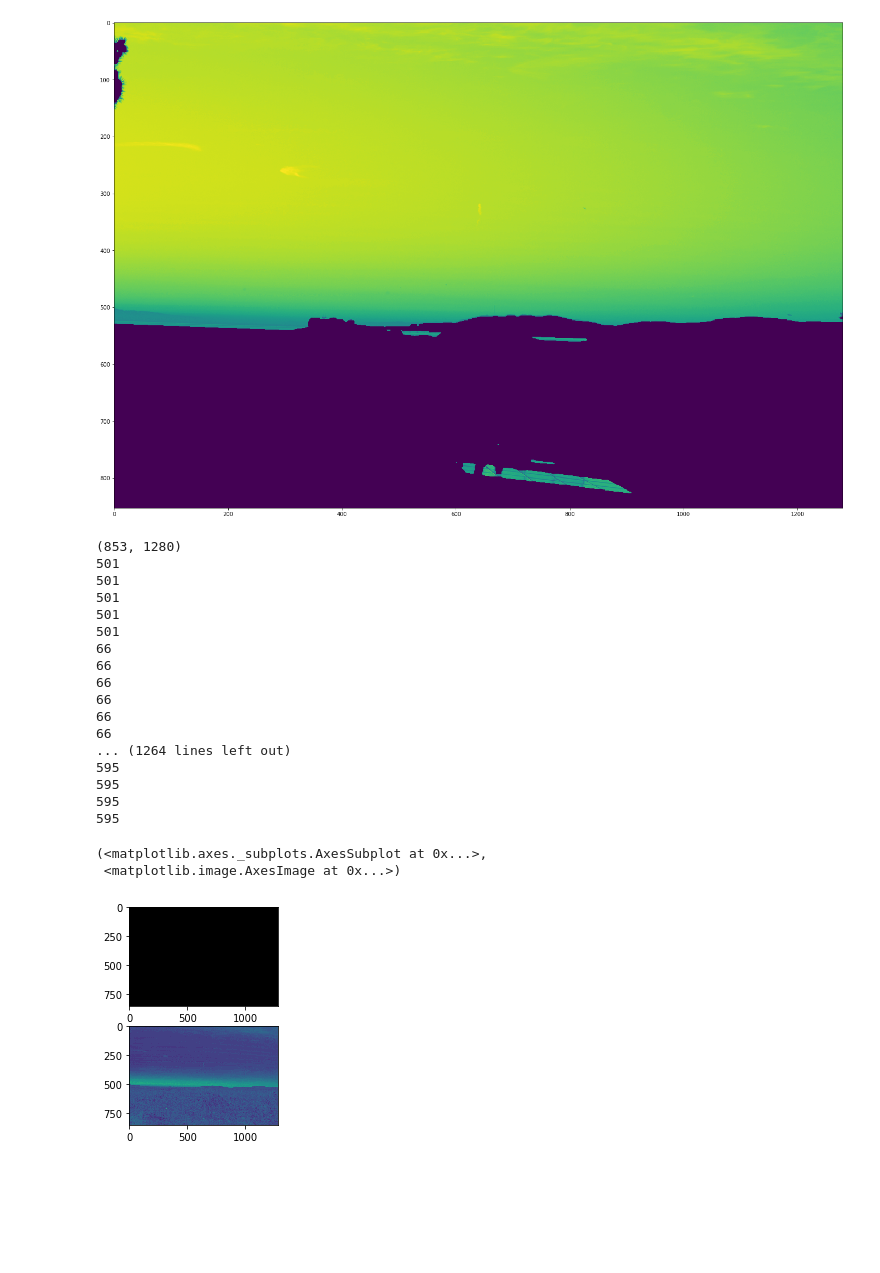
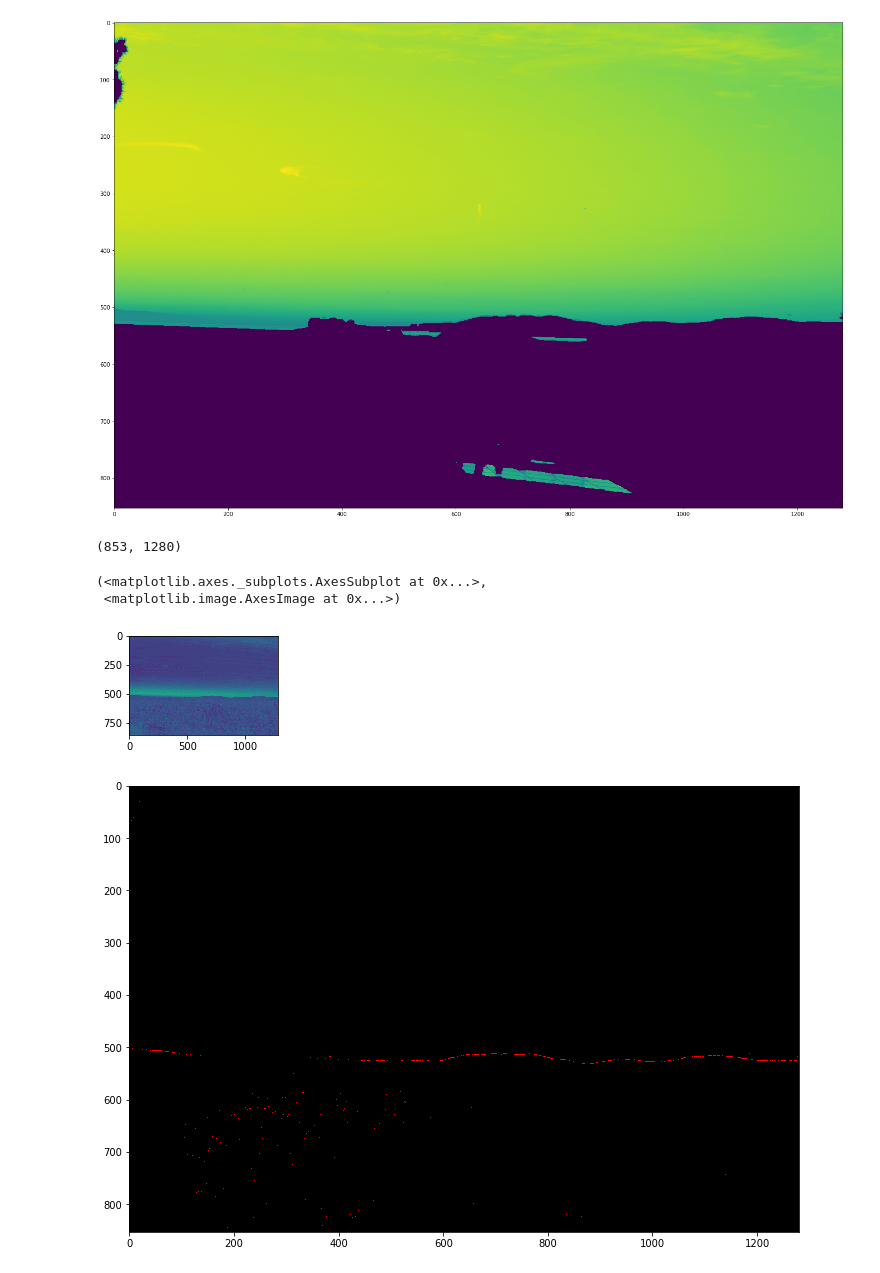
Before and after one commit to eridgraves/horizon_detection_old, a Jupyter notebook: hierarchical_horizon_test.ipynb, the cells around one changed output. Saved outputs shown, nothing was run; the diff lists cells and outputs as text; code cells hidden in the pictures; blank space fills up the shorter version.

```diff
--- a/hierarchical_horizon_test.ipynb
+++ b/hierarchical_horizon_test.ipynb
@@ -169,48 +169,36 @@ max_row = 0
 for c in range(0, cols - 1):# - 5): #-- TODO: Make a window for search? --> 5 pixels vertically
 
     #-- Start at top and move down image
     #-- For each step
     for r in range(0, rows-2): # to avoid stepping OOBs, comparing current to pixel below
 
         #---- Calculate the difference in lightness among pixels
         cur_px = img_L[r, c]
         next_px = img_L[r+1, c]
 
         #l_diff = abs(cur_px - next_px) # DOESNT WORK: overflows uint8 data
         l_diff = abs(int(cur_px) - int(next_px)) # do calculation as ints to avoid this
 
         #---- If this is a maximum, save the  location
         if(l_diff > max_diff):
             max_diff = l_diff
             max_row = r
 
 
     #-- Mark the maximum difference in the image on the horizon mask
     horizon_mask[max_row, c, 0] = 255
     #print(max_row)
+    # Reset max row and difference
+    max_row = 0
+    max_diff = 0
 
 
 # Display the resulting marks
-#plt.figure(figsize = (12,36))
+plt.figure(figsize = (12,36))
 plt.subplot(211),plt.imshow(horizon_mask)
 # %% [output]
 (853, 1280)
-501
-501
-501
-501
-501
-66
-66
-66
-66
-66
-66
-... (1264 lines left out)
-595
-595
-595
-595
 (<matplotlib.axes._subplots.AxesSubplot at 0x...>,
  <matplotlib.image.AxesImage at 0x...>)
-[figure, old version]
+[figure, new version]
+[figure, added]
```
